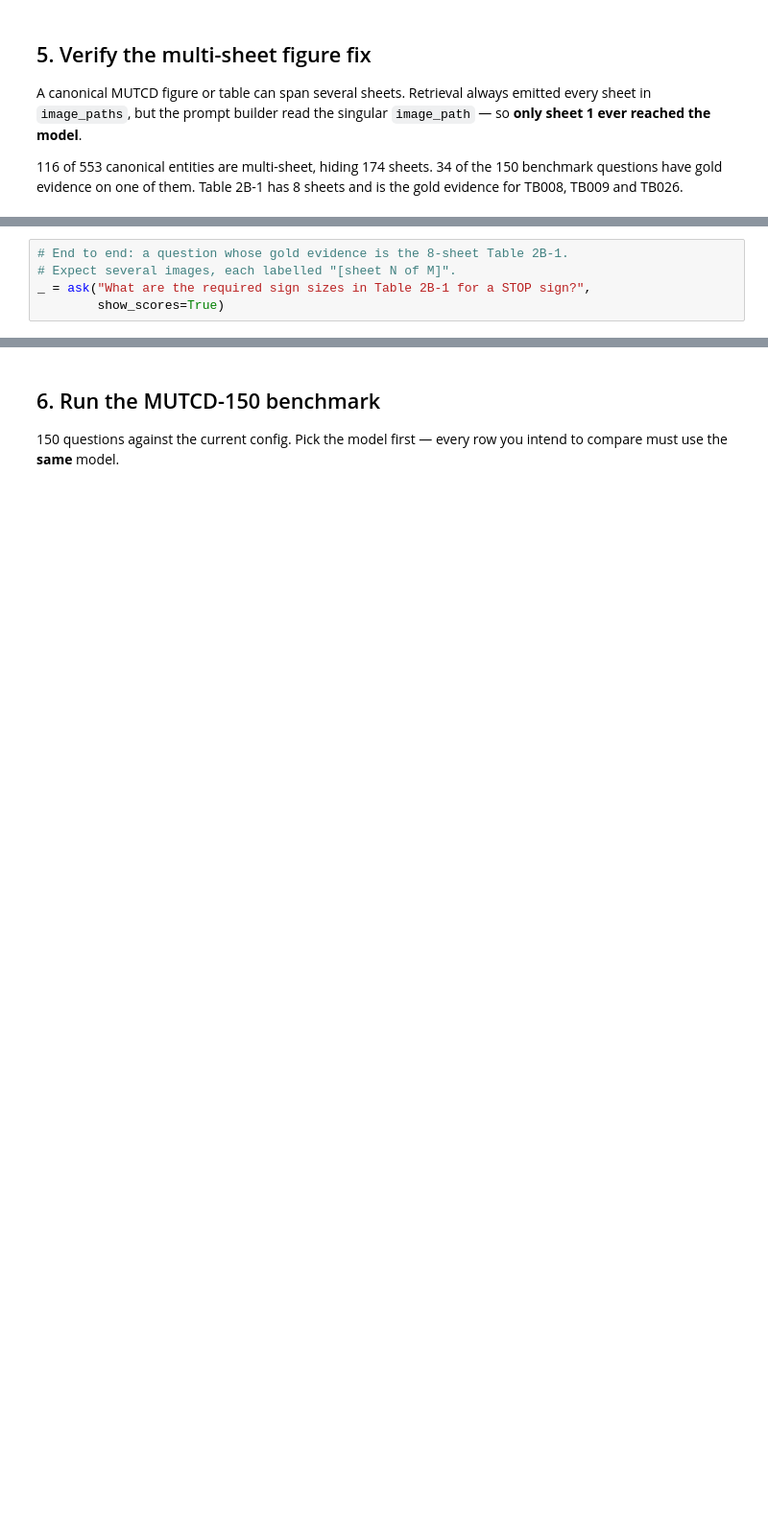
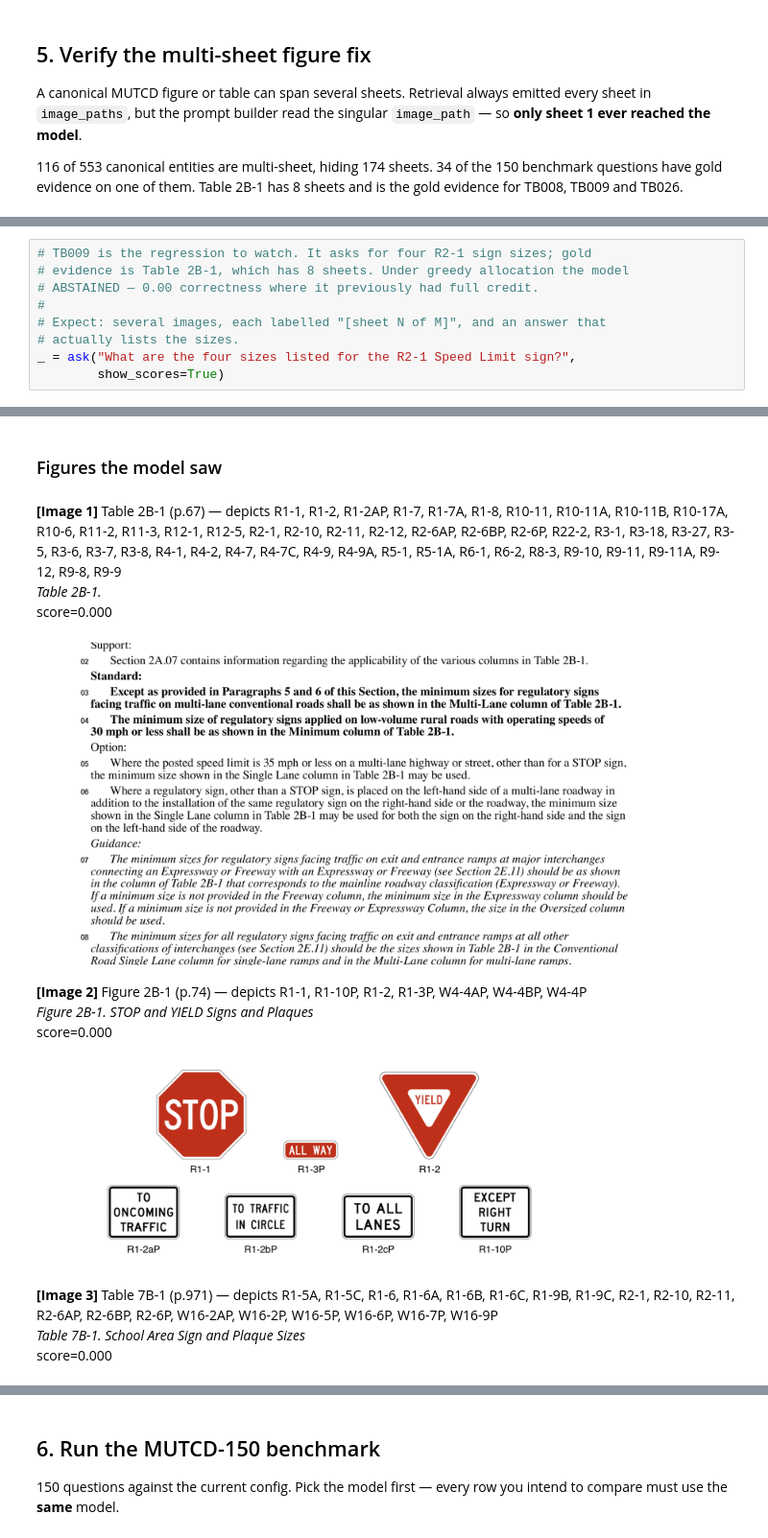
Before and after one commit to hannanazad/Beyond_RAG, a Jupyter notebook: notebooks/Beyond_RAG_Colab.ipynb, the cells around one changed output, grey strips where cells are left out. Shown at 96% size. Drawn from its saved outputs; the diff is of its cells as text; blank space fills up the shorter version.

```diff
--- a/notebooks/Beyond_RAG_Colab.ipynb
+++ b/notebooks/Beyond_RAG_Colab.ipynb
@@ -258,5 +566,10 @@ print(f"entities fully shown under the cap: {covered}/{len(canon)}")
 # %%
-# End to end: a question whose gold evidence is the 8-sheet Table 2B-1.
-# Expect several images, each labelled "[sheet N of M]".
-_ = ask("What are the required sign sizes in Table 2B-1 for a STOP sign?",
+# TB009 is the regression to watch. It asks for four R2-1 sign sizes; gold
+# evidence is Table 2B-1, which has 8 sheets. Under greedy allocation the model
+# ABSTAINED — 0.00 correctness where it previously had full credit.
+#
+# Expect: several images, each labelled "[sheet N of M]", and an answer that
+# actually lists the sizes.
+_ = ask("What are the four sizes listed for the R2-1 Speed Limit sign?",
         show_scores=True)
+# %% [output]
@@ -262,0 +592,12 @@ _ = ask("What are the required sign sizes in Table 2B-1 for a STOP sign?",
+### Figures the model saw
+**[Image 1]** Table 2B-1 (p.67) — depicts R1-1, R1-2, R1-2AP, R1-7, R1-7A, R1-8, R10-11, R10-11A, R10-11B, R10-17A, R10-6, R11-2, R11-3, R12-1, R12-5, R2-1, R2-10, R2-11, R2-12, R2-6AP, R2-6BP, R2-6P, R22-2, R3-1, R3-18, R3-27, R3-5, R3-6, R3-7, R3-8, R4-1, R4-2, R4-7, R4-7C, R4-9, R4-9A, R5-1, R5-1A, R6-1, R6-2, R8-3, R9-10, R9-11, R9-11A, R9-12, R9-8, R9-9
+*Table 2B-1.*
+score=0.000
+[figure, added]
+**[Image 2]** Figure 2B-1 (p.74) — depicts R1-1, R1-10P, R1-2, R1-3P, W4-4AP, W4-4BP, W4-4P
+*Figure 2B-1. STOP and YIELD Signs and Plaques*
+score=0.000
+[figure, added]
+**[Image 3]** Table 7B-1 (p.971) — depicts R1-5A, R1-5C, R1-6, R1-6A, R1-6B, R1-6C, R1-9B, R1-9C, R2-1, R2-10, R2-11, R2-6AP, R2-6BP, R2-6P, W16-2AP, W16-2P, W16-5P, W16-6P, W16-7P, W16-9P
+*Table 7B-1. School Area Sign and Plaque Sizes*
+score=0.000
```
Also changed, not shown: parts of 25 cells of this notebook, 3 other files.
